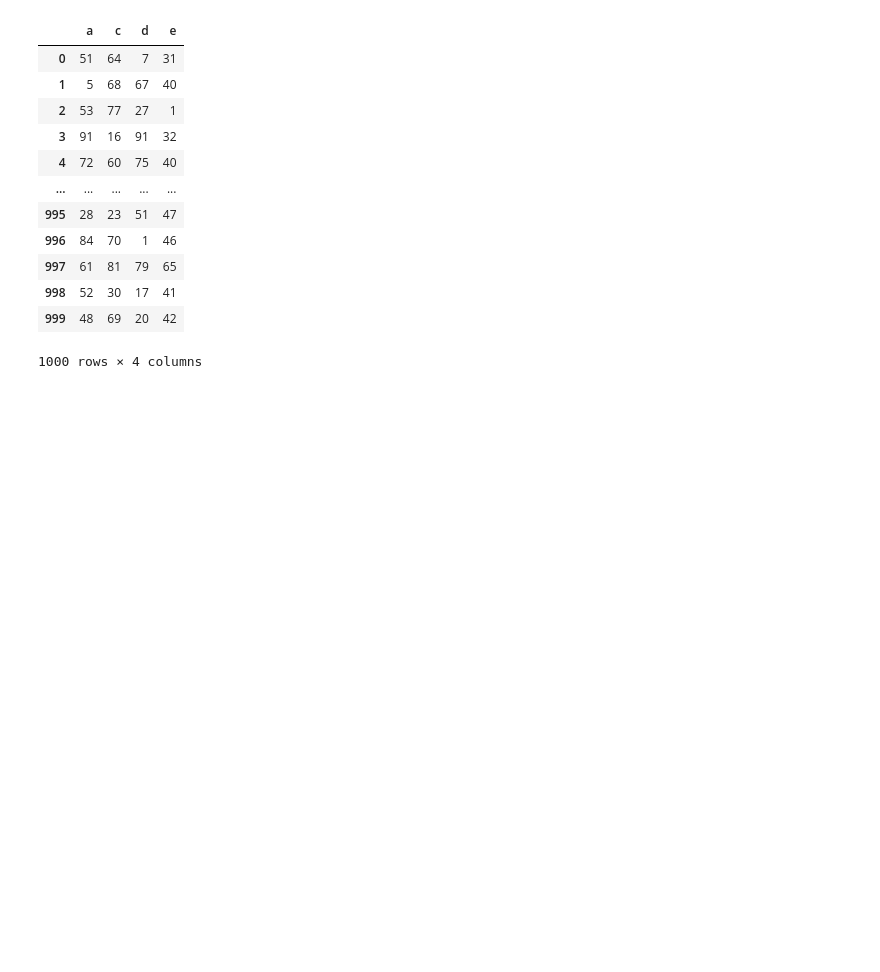
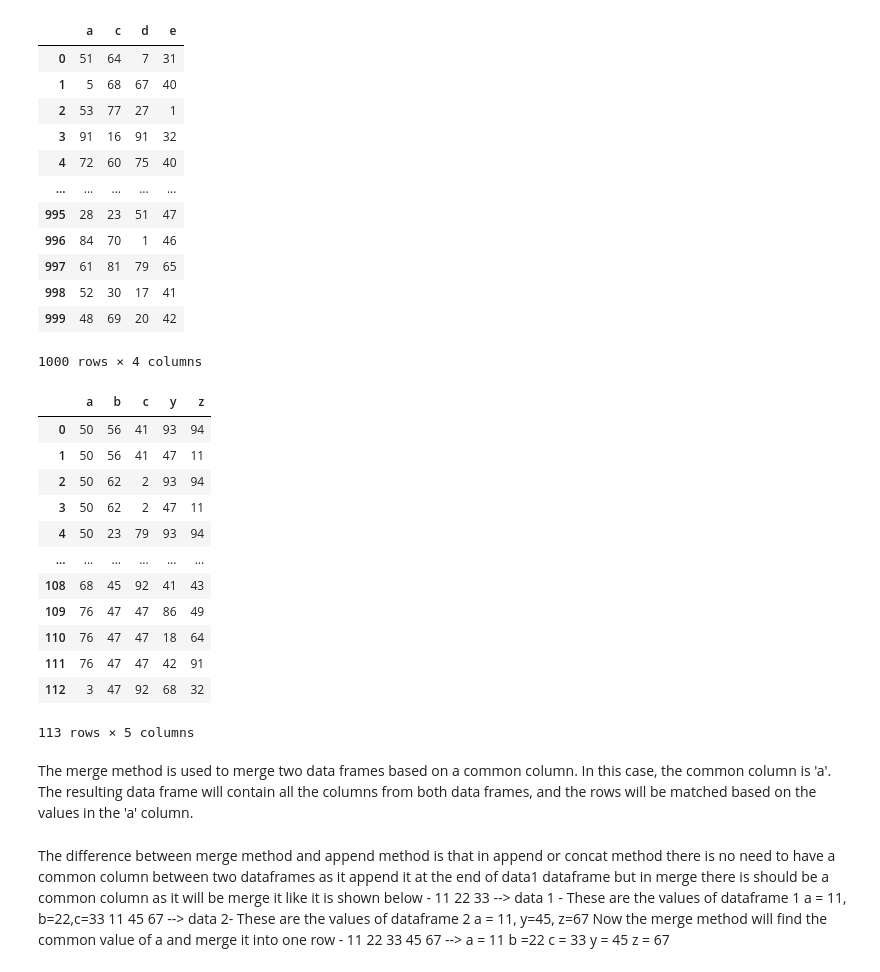
Before and after one commit to Aryanmartinian/Data-Science-AI-Ecosystem, a Jupyter notebook: Pandas.ipynb, the cells around one changed output. Cells and saved outputs as stored; diff of their text form; code cells hidden in the pictures; blank space fills up the shorter version.

```diff
--- a/Pandas.ipynb
+++ b/Pandas.ipynb
@@ -334,3 +334,32 @@ df
 1000 rows × 4 columns
 # %%
 # Append method is depricated in pandas library so we can use concat method to append the data frames
+# %%
+# Merge Two DataFrames -
+data1 = pd.DataFrame(data=np.random.randint(1,100,size=(100,3)),columns=list('abc'))
+# %%
+data2 = pd.DataFrame(data=np.random.randint(1,100,size=(100,3)),columns=list('ayz'))
+# %%
+data1.merge(data2,on='a') # one column will be common in both data frames
+# %% [output]
+|  | a | b | c | y | z |
+| 0 | 50 | 56 | 41 | 93 | 94 |
+| 1 | 50 | 56 | 41 | 47 | 11 |
+| 2 | 50 | 62 | 2 | 93 | 94 |
+| 3 | 50 | 62 | 2 | 47 | 11 |
+| 4 | 50 | 23 | 79 | 93 | 94 |
+| ... | ... | ... | ... | ... | ... |
+| 108 | 68 | 45 | 92 | 41 | 43 |
+| 109 | 76 | 47 | 47 | 86 | 49 |
+| 110 | 76 | 47 | 47 | 18 | 64 |
+| 111 | 76 | 47 | 47 | 42 | 91 |
+| 112 | 3 | 47 | 92 | 68 | 32 |
+113 rows × 5 columns
+# %% [markdown]
+The merge method is used to merge two data frames based on a common column. In this case, the common column is 'a'. The resulting data frame will contain all the columns from both data frames, and the rows will be matched based on the values in the 'a' column.
+# %% [markdown]
+The difference between merge method and append method is that in append or concat method there is no need to have a common column between two dataframes as it append it at the end of data1 dataframe but in merge there is should be a common column as it will be merge it like it is shown below -
+11 22 33 --> data 1 - These are the values of dataframe 1 a = 11, b=22,c=33
+11 45 67 --> data 2- These are the values of dataframe 2 a = 11, y=45, z=67
+Now the merge method will find the common value of a and merge it into one row -
+11 22 33 45 67 --> a = 11 b =22 c = 33 y = 45 z = 67
```
